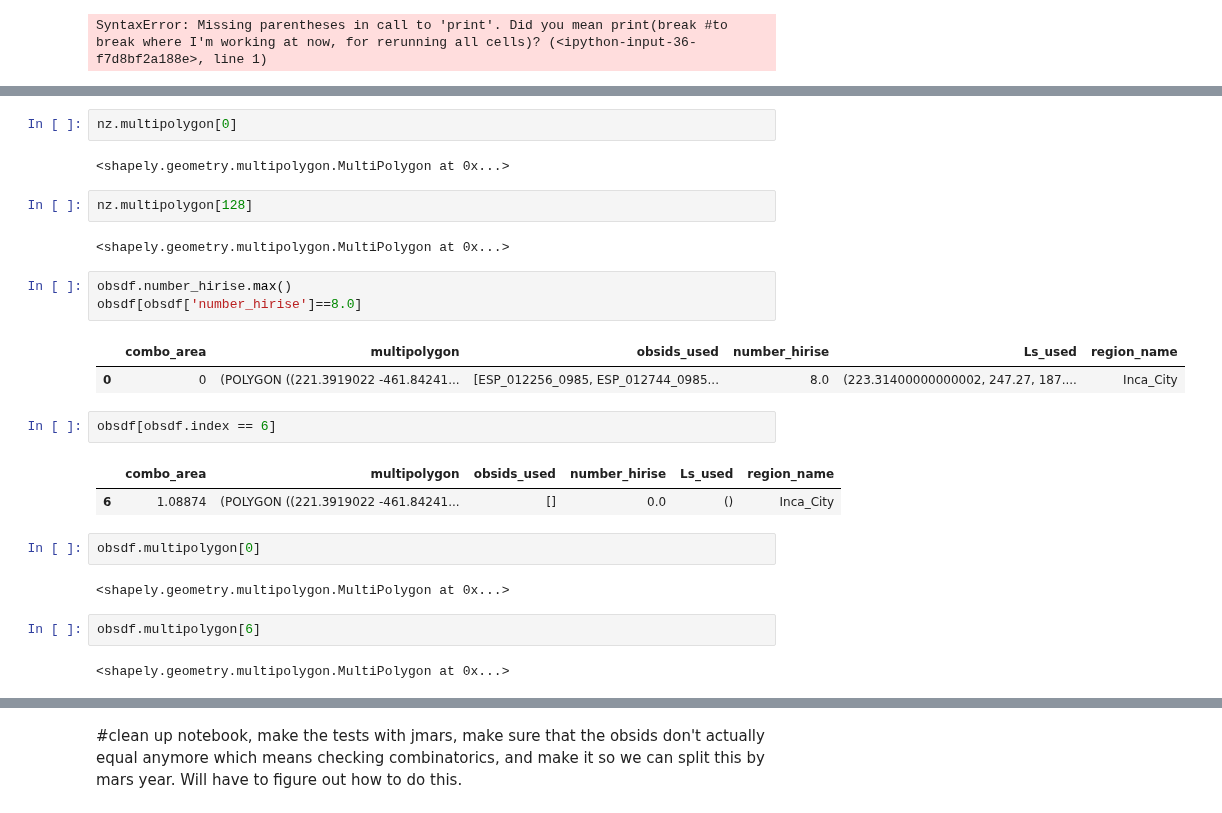
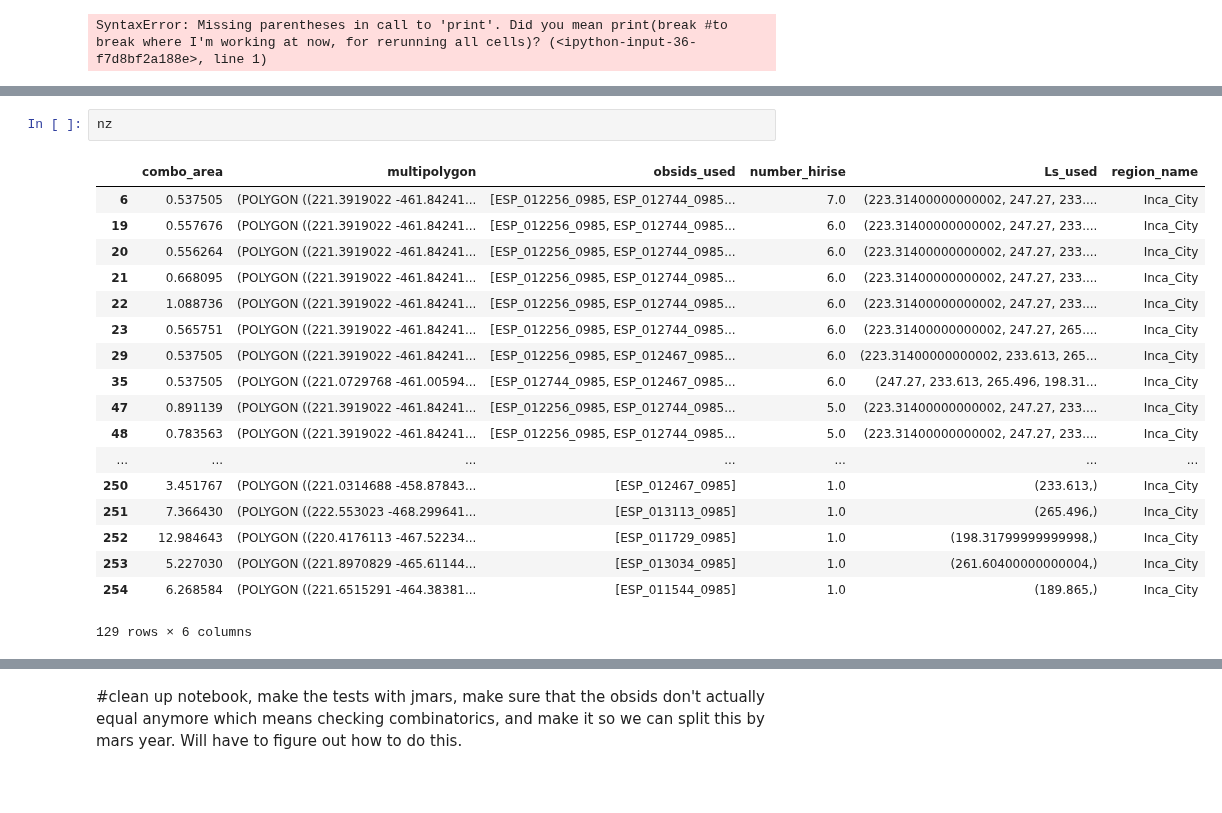
Before and after one commit to zalfalah/Honors, a Jupyter notebook: Creating Combo DF Specific Case .ipynb, the cells around one changed output, grey strips where cells are left out. Cells and saved outputs as stored; diff of their text form; blank space fills up the shorter version.

```diff
--- a/Creating Combo DF Specific Case .ipynb
+++ b/Creating Combo DF Specific Case .ipynb
@@ -468,27 +606,21 @@ float
 # %%
-nz.multipolygon[0]
+nz
 # %% [output]
+|  | combo_area | multipolygon | obsids_used | number_hirise | Ls_used | region_name |
+| 6 | 0.537505 | (POLYGON ((221.3919022 -461.84241... | [ESP_012256_0985, ESP_012744_0985... | 7.0 | (223.31400000000002, 247.27, 233.... | Inca_City |
+| 19 | 0.557676 | (POLYGON ((221.3919022 -461.84241... | [ESP_012256_0985, ESP_012744_0985... | 6.0 | (223.31400000000002, 247.27, 233.... | Inca_City |
+| 20 | 0.556264 | (POLYGON ((221.3919022 -461.84241... | [ESP_012256_0985, ESP_012744_0985... | 6.0 | (223.31400000000002, 247.27, 233.... | Inca_City |
+| 21 | 0.668095 | (POLYGON ((221.3919022 -461.84241... | [ESP_012256_0985, ESP_012744_0985... | 6.0 | (223.31400000000002, 247.27, 233.... | Inca_City |
+| 22 | 1.088736 | (POLYGON ((221.3919022 -461.84241... | [ESP_012256_0985, ESP_012744_0985... | 6.0 | (223.31400000000002, 247.27, 233.... | Inca_City |
+| 23 | 0.565751 | (POLYGON ((221.3919022 -461.84241... | [ESP_012256_0985, ESP_012744_0985... | 6.0 | (223.31400000000002, 247.27, 265.... | Inca_City |
+| 29 | 0.537505 | (POLYGON ((221.3919022 -461.84241... | [ESP_012256_0985, ESP_012467_0985... | 6.0 | (223.31400000000002, 233.613, 265... | Inca_City |
+| 35 | 0.537505 | (POLYGON ((221.0729768 -461.00594... | [ESP_012744_0985, ESP_012467_0985... | 6.0 | (247.27, 233.613, 265.496, 198.31... | Inca_City |
+| 47 | 0.891139 | (POLYGON ((221.3919022 -461.84241... | [ESP_012256_0985, ESP_012744_0985... | 5.0 | (223.31400000000002, 247.27, 233.... | Inca_City |
+| 48 | 0.783563 | (POLYGON ((221.3919022 -461.84241... | [ESP_012256_0985, ESP_012744_0985... | 5.0 | (223.31400000000002, 247.27, 233.... | Inca_City |
+| ... | ... | ... | ... | ... | ... | ... |
+| 250 | 3.451767 | (POLYGON ((221.0314688 -458.87843... | [ESP_012467_0985] | 1.0 | (233.613,) | Inca_City |
+| 251 | 7.366430 | (POLYGON ((222.553023 -468.299641... | [ESP_013113_0985] | 1.0 | (265.496,) | Inca_City |
+| 252 | 12.984643 | (POLYGON ((220.4176113 -467.52234... | [ESP_011729_0985] | 1.0 | (198.31799999999998,) | Inca_City |
+| 253 | 5.227030 | (POLYGON ((221.8970829 -465.61144... | [ESP_013034_0985] | 1.0 | (261.60400000000004,) | Inca_City |
+| 254 | 6.268584 | (POLYGON ((221.6515291 -464.38381... | [ESP_011544_0985] | 1.0 | (189.865,) | Inca_City |
-<shapely.geometry.multipolygon.MultiPolygon at 0x...>
+129 rows × 6 columns
-# %%
-nz.multipolygon[128]
-# %% [output]
-<shapely.geometry.multipolygon.MultiPolygon at 0x...>
-# %%
-obsdf.number_hirise.max()
-obsdf[obsdf['number_hirise']==8.0]
-# %% [output]
-|  | combo_area | multipolygon | obsids_used | number_hirise | Ls_used | region_name |
-| 0 | 0 | (POLYGON ((221.3919022 -461.84241... | [ESP_012256_0985, ESP_012744_0985... | 8.0 | (223.31400000000002, 247.27, 187.... | Inca_City |
-# %%
-obsdf[obsdf.index == 6]
-# %% [output]
-|  | combo_area | multipolygon | obsids_used | number_hirise | Ls_used | region_name |
-| 6 | 1.08874 | (POLYGON ((221.3919022 -461.84241... | [] | 0.0 | () | Inca_City |
-# %%
-obsdf.multipolygon[0]
-# %% [output]
-<shapely.geometry.multipolygon.MultiPolygon at 0x...>
-# %%
-obsdf.multipolygon[6]
-# %% [output]
-<shapely.geometry.multipolygon.MultiPolygon at 0x...>
```
Also changed, not shown: parts of 35 cells of this notebook, 2 other files.
